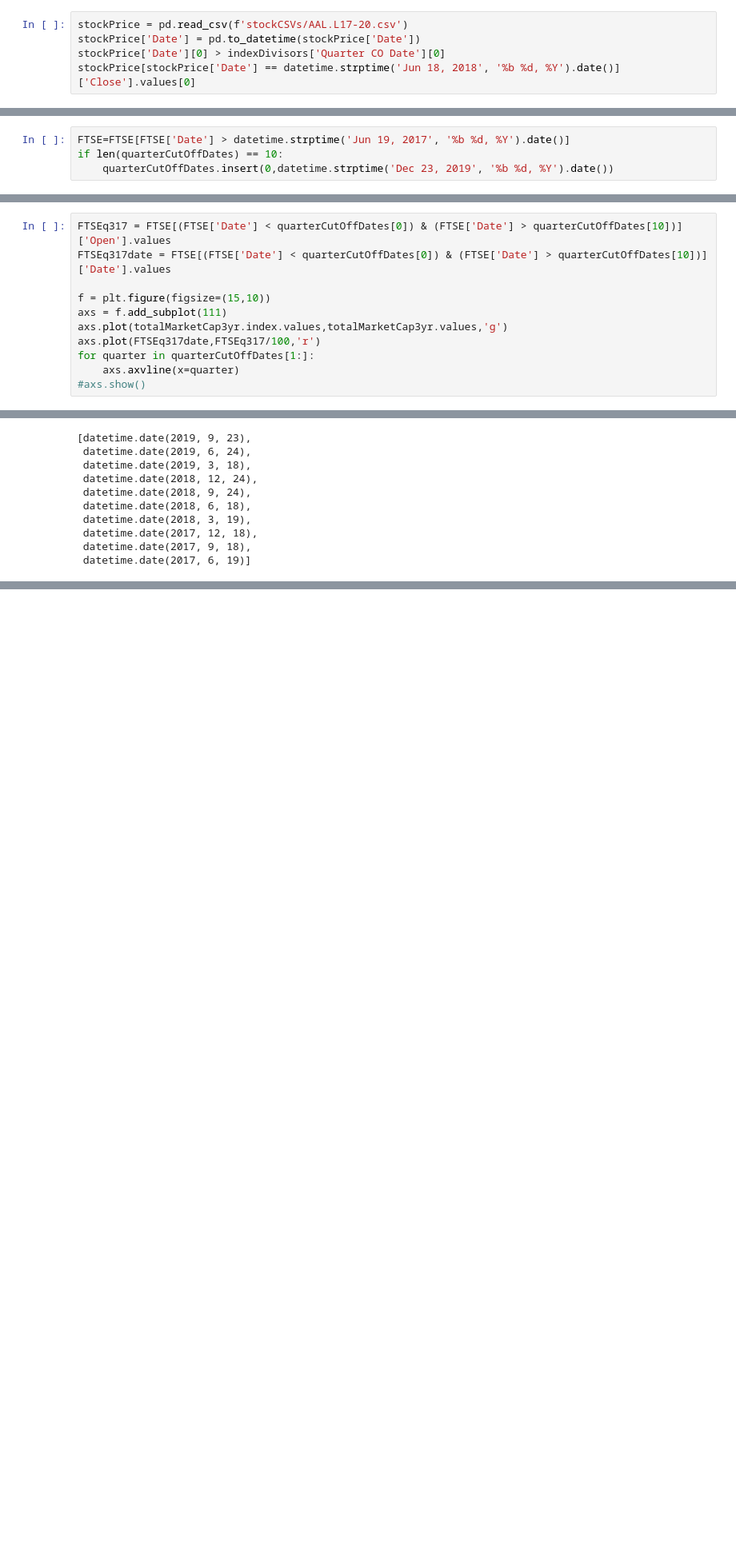
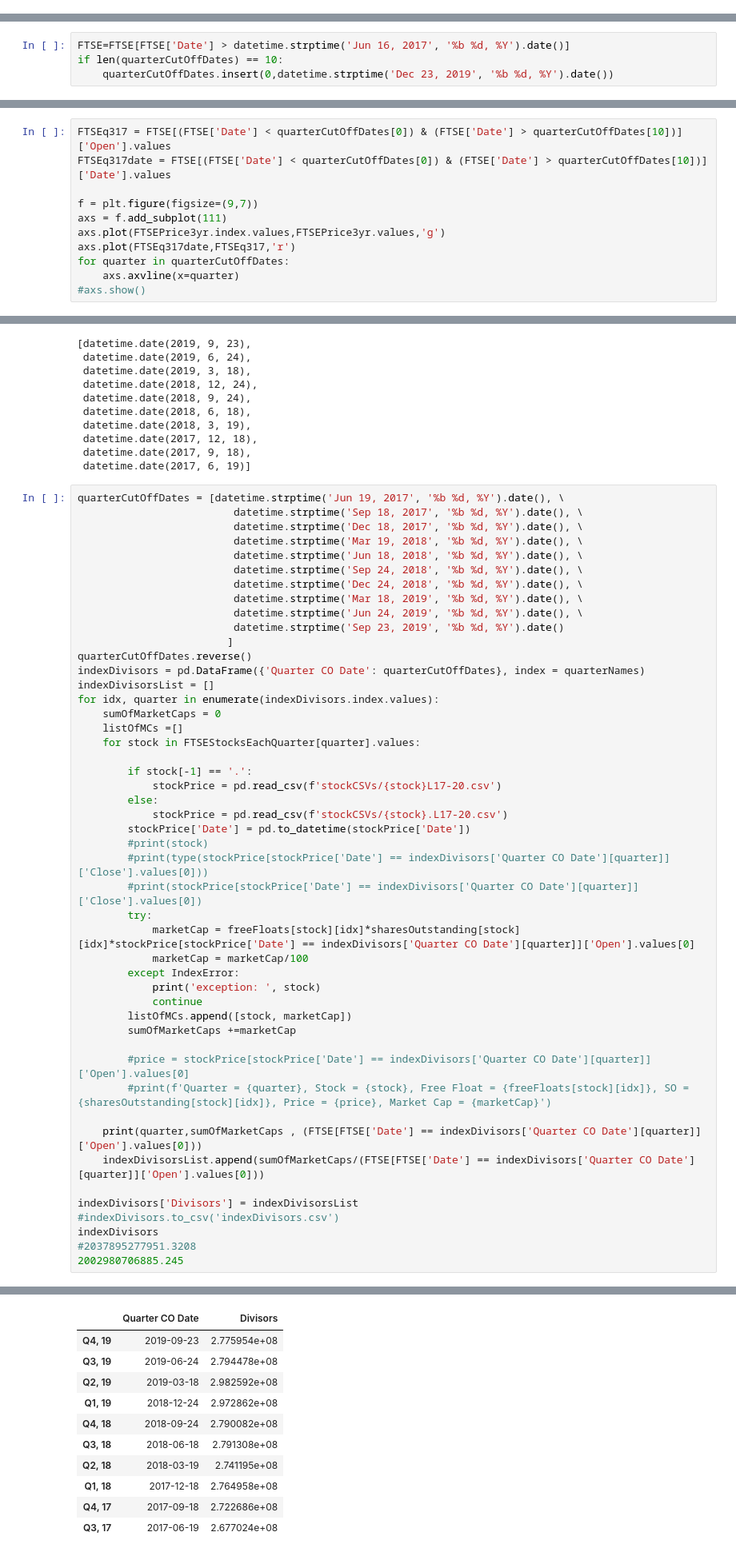
Before and after one commit to wmow/bloombergMDM, a Jupyter notebook: getIndexDivisor.ipynb, the cells around one changed output, grey strips where cells are left out. Shown: that part at 80% size. Drawn from its saved outputs; the diff is of its cells as text; blank space fills up the shorter version.

```diff
--- a/getIndexDivisor.ipynb
+++ b/getIndexDivisor.ipynb
@@ -181,5 +159,0 @@ ignore
-# %%
-stockPrice = pd.read_csv(f'stockCSVs/AAL.L17-20.csv')
-stockPrice['Date'] = pd.to_datetime(stockPrice['Date'])
-stockPrice['Date'][0] > indexDivisors['Quarter CO Date'][0]
-stockPrice[stockPrice['Date'] == datetime.strptime('Jun 18, 2018', '%b %d, %Y').date()]['Close'].values[0]
@@ -332,5 +160,5 @@ stockWeightsDailyDF
 # %%
-FTSE=FTSE[FTSE['Date'] > datetime.strptime('Jun 19, 2017', '%b %d, %Y').date()]
+FTSE=FTSE[FTSE['Date'] > datetime.strptime('Jun 16, 2017', '%b %d, %Y').date()]
 if len(quarterCutOffDates) == 10:
     quarterCutOffDates.insert(0,datetime.strptime('Dec 23, 2019', '%b %d, %Y').date())
 # %%
@@ -402,11 +280,11 @@ Length: 628, dtype: float64
 FTSEq317 = FTSE[(FTSE['Date'] < quarterCutOffDates[0]) & (FTSE['Date'] > quarterCutOffDates[10])]['Open'].values
 FTSEq317date = FTSE[(FTSE['Date'] < quarterCutOffDates[0]) & (FTSE['Date'] > quarterCutOffDates[10])]['Date'].values
 
-f = plt.figure(figsize=(15,10))
+f = plt.figure(figsize=(9,7))
 axs = f.add_subplot(111)
-axs.plot(totalMarketCap3yr.index.values,totalMarketCap3yr.values,'g')
-axs.plot(FTSEq317date,FTSEq317/100,'r')
-for quarter in quarterCutOffDates[1:]:
+axs.plot(FTSEPrice3yr.index.values,FTSEPrice3yr.values,'g')
+axs.plot(FTSEq317date,FTSEq317,'r')
+for quarter in quarterCutOffDates:
     axs.axvline(x=quarter)
 #axs.show()
 # %% [output]
@@ -431,3 +309,52 @@ quarterCutOffDates[1:]
  datetime.date(2017, 12, 18),
  datetime.date(2017, 9, 18),
  datetime.date(2017, 6, 19)]
+# %%
+quarterCutOffDates = [datetime.strptime('Jun 19, 2017', '%b %d, %Y').date(), \
+                         datetime.strptime('Sep 18, 2017', '%b %d, %Y').date(), \
+                         datetime.strptime('Dec 18, 2017', '%b %d, %Y').date(), \
+                         datetime.strptime('Mar 19, 2018', '%b %d, %Y').date(), \
+                         datetime.strptime('Jun 18, 2018', '%b %d, %Y').date(), \
+                         datetime.strptime('Sep 24, 2018', '%b %d, %Y').date(), \
+                         datetime.strptime('Dec 24, 2018', '%b %d, %Y').date(), \
+                         datetime.strptime('Mar 18, 2019', '%b %d, %Y').date(), \
+                         datetime.strptime('Jun 24, 2019', '%b %d, %Y').date(), \
+                         datetime.strptime('Sep 23, 2019', '%b %d, %Y').date()
+                        ]
+quarterCutOffDates.reverse()
+indexDivisors = pd.DataFrame({'Quarter CO Date': quarterCutOffDates}, index = quarterNames)
+indexDivisorsList = []
+for idx, quarter in enumerate(indexDivisors.index.values):
+    sumOfMarketCaps = 0
+    listOfMCs =[]
+    for stock in FTSEStocksEachQuarter[quarter].values:
+
+        if stock[-1] == '.':
+            stockPrice = pd.read_csv(f'stockCSVs/{stock}L17-20.csv')
+        else:
+            stockPrice = pd.read_csv(f'stockCSVs/{stock}.L17-20.csv')
+        stockPrice['Date'] = pd.to_datetime(stockPrice['Date'])
+        #print(stock)
+        #print(type(stockPrice[stockPrice['Date'] == indexDivisors['Quarter CO Date'][quarter]]['Close'].values[0]))
+        #print(stockPrice[stockPrice['Date'] == indexDivisors['Quarter CO Date'][quarter]]['Close'].values[0])
+        try:
+            marketCap = freeFloats[stock][idx]*sharesOutstanding[stock][idx]*stockPrice[stockPrice['Date'] == indexDivisors['Quarter CO Date'][quarter]]['Open'].values[0]
+            marketCap = marketCap/100
+        except IndexError:
+            print('exception: ', stock)
+            continue
+        listOfMCs.append([stock, marketCap])
+        sumOfMarketCaps +=marketCap
+
+        #price = stockPrice[stockPrice['Date'] == indexDivisors['Quarter CO Date'][quarter]]['Open'].values[0]
+        #print(f'Quarter = {quarter}, Stock = {stock}, Free Float = {freeFloats[stock][idx]}, SO = {sharesOutstanding[stock][idx]}, Price = {price}, Market Cap = {marketCap}')
+
+    print(quarter,sumOfMarketCaps , (FTSE[FTSE['Date'] == indexDivisors['Quarter CO Date'][quarter]]['Open'].values[0]))
+    indexDivisorsList.append(sumOfMarketCaps/(FTSE[FTSE['Date'] == indexDivisors['Quarter CO Date'][quarter]]['Open'].values[0]))
+
+indexDivisors['Divisors'] = indexDivisorsList
+#indexDivisors.to_csv('indexDivisors.csv')
+indexDivisors
+#2037895277951.3208
+2002980706885.245
+# %% [output]
@@ -433,0 +371,11 @@ quarterCutOffDates[1:]
+|  | Quarter CO Date | Divisors |
+| Q4, 19 | 2019-09-23 | 2.775954e+08 |
+| Q3, 19 | 2019-06-24 | 2.794478e+08 |
+| Q2, 19 | 2019-03-18 | 2.982592e+08 |
+| Q1, 19 | 2018-12-24 | 2.972862e+08 |
+| Q4, 18 | 2018-09-24 | 2.790082e+08 |
+| Q3, 18 | 2018-06-18 | 2.791308e+08 |
+| Q2, 18 | 2018-03-19 | 2.741195e+08 |
+| Q1, 18 | 2017-12-18 | 2.764958e+08 |
+| Q4, 17 | 2017-09-18 | 2.722686e+08 |
+| Q3, 17 | 2017-06-19 | 2.677024e+08 |
```
Also changed, not shown: parts of 24 cells of this notebook, 6 other files.
